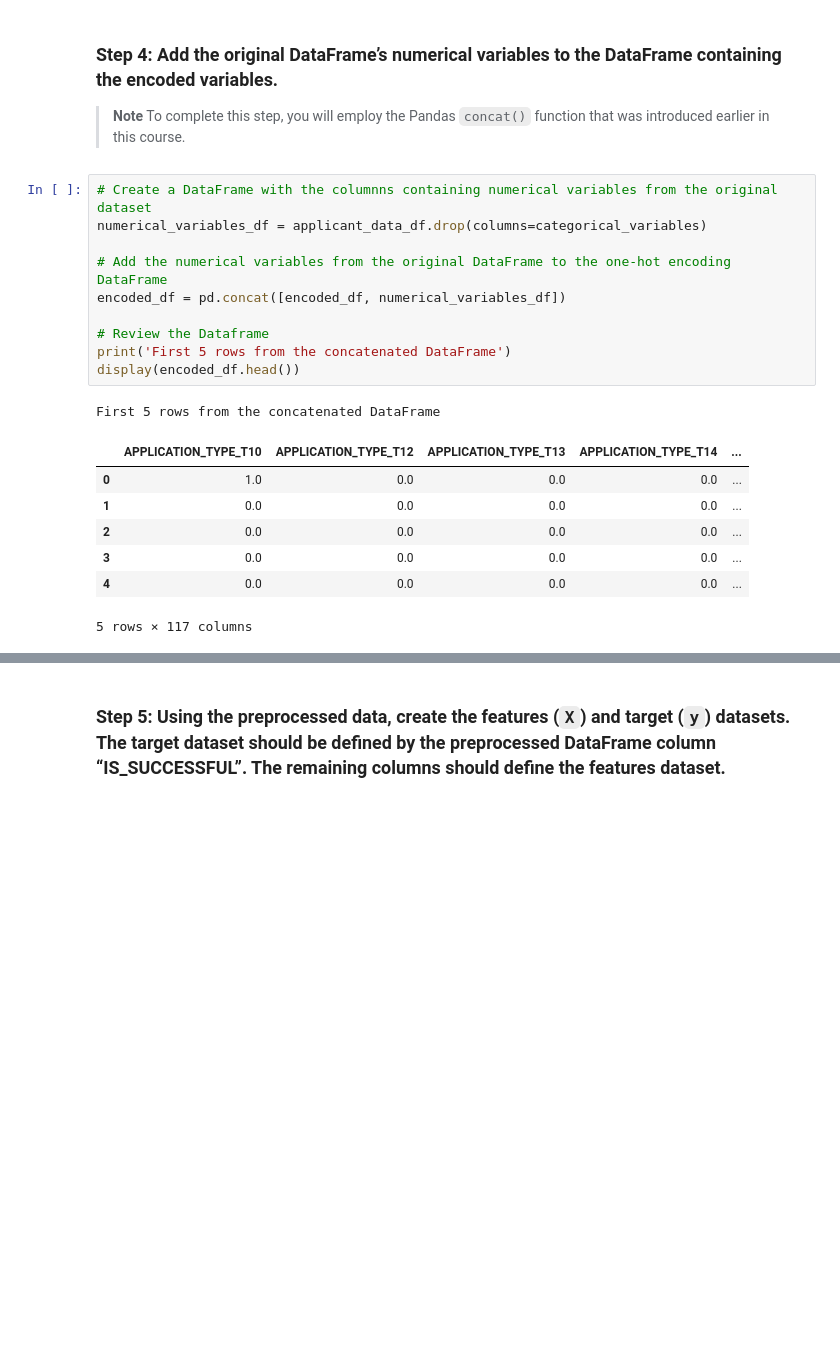
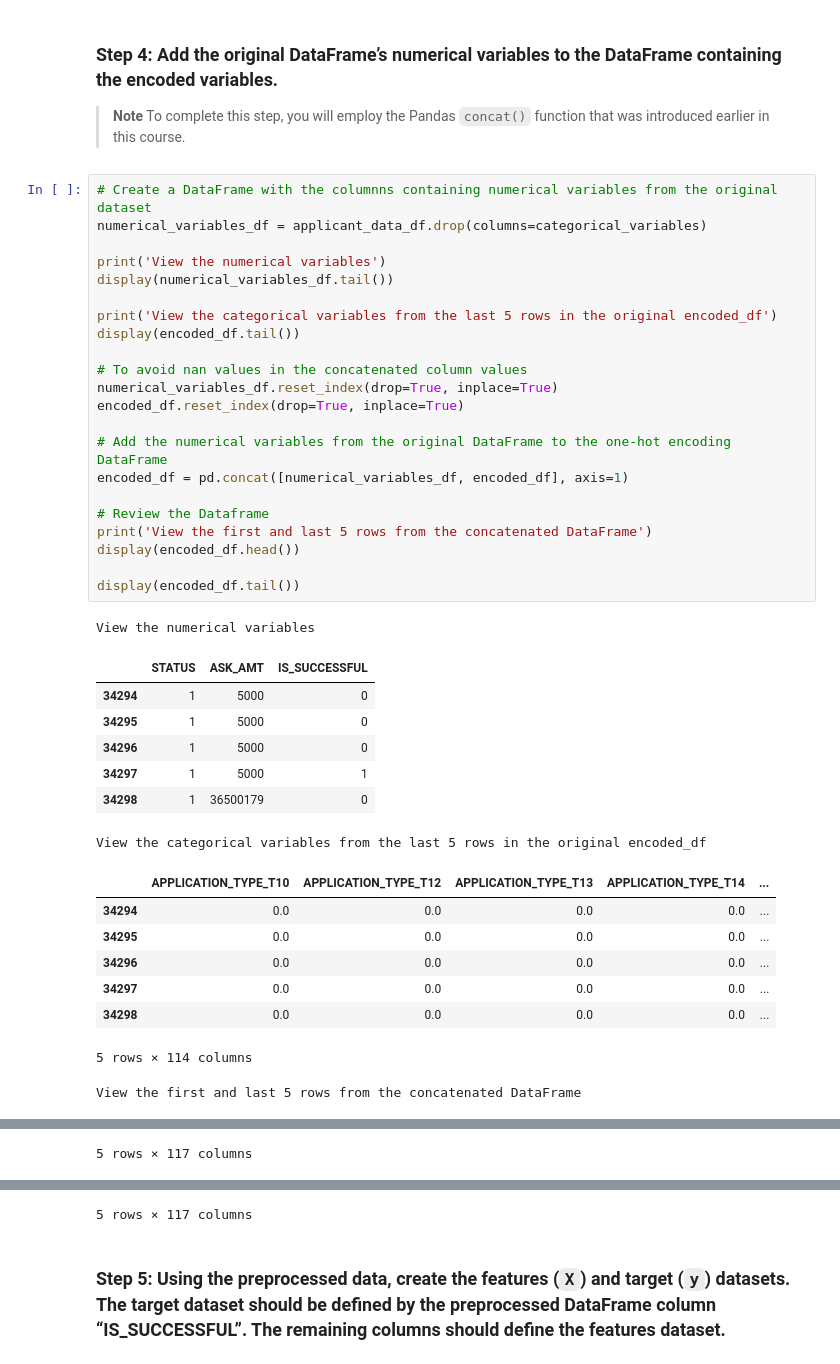
Before and after one commit to dinesh-m/venture_capital_analyzer, a Jupyter notebook: GC_venture_funding_with_deep_learning.ipynb, the cells around one changed output, grey strips where cells are left out. Cells and saved outputs as stored; diff of their text form; blank space fills up the shorter version.

Commit message:
Fixed the 'nan' column values problem in the concatenated DataFrame

```diff
--- a/GC_venture_funding_with_deep_learning.ipynb
+++ b/GC_venture_funding_with_deep_learning.ipynb
@@ -209,19 +255,39 @@ List of additional columns generated by OneHotEncoder
 # %%
 # Create a DataFrame with the columnns containing numerical variables from the original dataset
 numerical_variables_df = applicant_data_df.drop(columns=categorical_variables)
 
+print('View the numerical variables')
+display(numerical_variables_df.tail())
+
+print('View the categorical variables from the last 5 rows in the original encoded_df')
+display(encoded_df.tail())
+
+# To avoid nan values in the concatenated column values
+numerical_variables_df.reset_index(drop=True, inplace=True)
+encoded_df.reset_index(drop=True, inplace=True)
+
 # Add the numerical variables from the original DataFrame to the one-hot encoding DataFrame
-encoded_df = pd.concat([encoded_df, numerical_variables_df])
+encoded_df = pd.concat([numerical_variables_df, encoded_df], axis=1)
 
 # Review the Dataframe
-print('First 5 rows from the concatenated DataFrame')
+print('View the first and last 5 rows from the concatenated DataFrame')
 display(encoded_df.head())
+
+display(encoded_df.tail())
 # %% [output]
-First 5 rows from the concatenated DataFrame
+View the numerical variables
-|  | APPLICATION_TYPE_T10 | APPLICATION_TYPE_T12 | APPLICATION_TYPE_T13 | APPLICATION_TYPE_T14 | ... |
-| 0 | 1.0 | 0.0 | 0.0 | 0.0 | ... |
-| 1 | 0.0 | 0.0 | 0.0 | 0.0 | ... |
-| 2 | 0.0 | 0.0 | 0.0 | 0.0 | ... |
-| 3 | 0.0 | 0.0 | 0.0 | 0.0 | ... |
-| 4 | 0.0 | 0.0 | 0.0 | 0.0 | ... |
+|  | STATUS | ASK_AMT | IS_SUCCESSFUL |
+| 34294 | 1 | 5000 | 0 |
+| 34295 | 1 | 5000 | 0 |
+| 34296 | 1 | 5000 | 0 |
+| 34297 | 1 | 5000 | 1 |
+| 34298 | 1 | 36500179 | 0 |
-5 rows × 117 columns
+View the categorical variables from the last 5 rows in the original encoded_df
+|  | APPLICATION_TYPE_T10 | APPLICATION_TYPE_T12 | APPLICATION_TYPE_T13 | APPLICATION_TYPE_T14 | ... |
+| 34294 | 0.0 | 0.0 | 0.0 | 0.0 | ... |
+| 34295 | 0.0 | 0.0 | 0.0 | 0.0 | ... |
+| 34296 | 0.0 | 0.0 | 0.0 | 0.0 | ... |
+| 34297 | 0.0 | 0.0 | 0.0 | 0.0 | ... |
+| 34298 | 0.0 | 0.0 | 0.0 | 0.0 | ... |
+5 rows × 114 columns
+View the first and last 5 rows from the concatenated DataFrame
@@ -227,0 +300 @@ First 5 rows from the concatenated DataFrame
+5 rows × 117 columns
@@ -228,3 +307,4 @@ First 5 rows from the concatenated DataFrame
+5 rows × 117 columns
 # %% [markdown]
 ### Step 5: Using the preprocessed data, create the features (`X`) and target (`y`) datasets. The target dataset should be defined by the preprocessed DataFrame column “IS_SUCCESSFUL”. The remaining columns should define the features dataset.
 # %%
```
Also changed, not shown: parts of 23 cells of this notebook.
